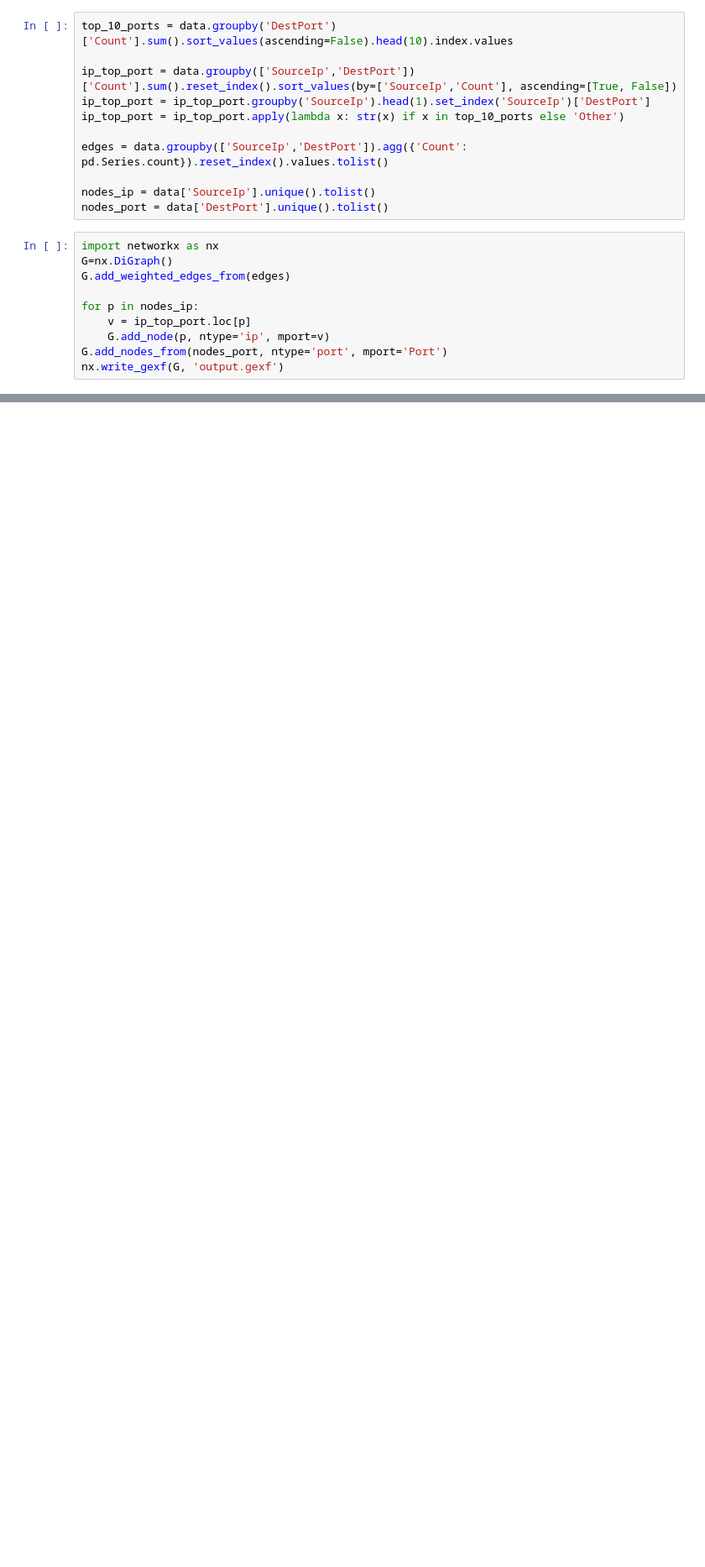
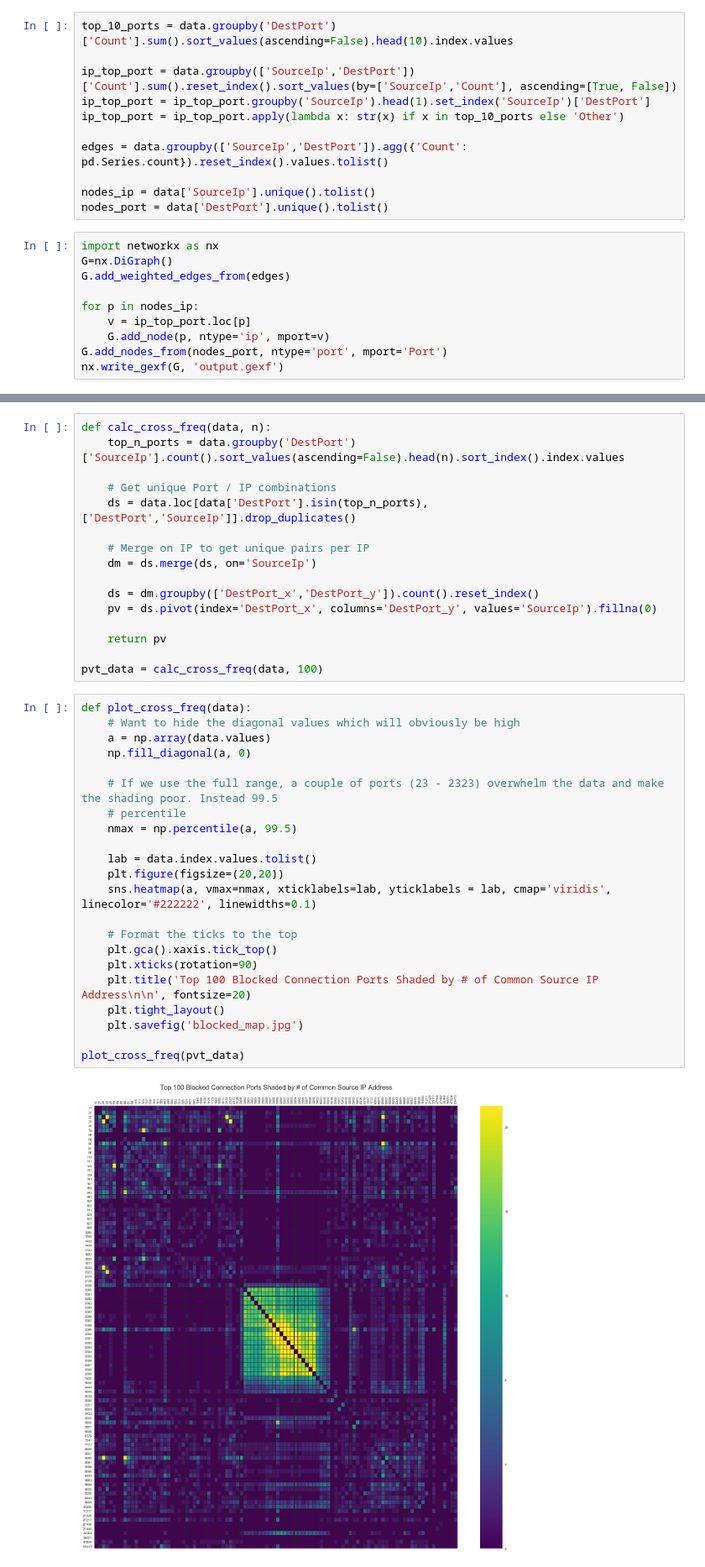
Before and after one commit to jbencina/analytics-projects, a Jupyter notebook: ubiquiti-router-logs/Router Access Attempts.ipynb, the cells around one changed output, grey strips where cells are left out. Shown at 84% size. Saved outputs shown, nothing was run; the diff lists cells and outputs as text; blank space fills up the shorter version.

Commit message:
Added router heatmap

```diff
--- a/ubiquiti-router-logs/Router Access Attempts.ipynb
+++ b/ubiquiti-router-logs/Router Access Attempts.ipynb
@@ -145,0 +156,40 @@ plot_top_n(data, 'DestPort', 10, '#0000CC')
+# %%
+def calc_cross_freq(data, n):
+    top_n_ports = data.groupby('DestPort')['SourceIp'].count().sort_values(ascending=False).head(n).sort_index().index.values
+
+    # Get unique Port / IP combinations
+    ds = data.loc[data['DestPort'].isin(top_n_ports),['DestPort','SourceIp']].drop_duplicates()
+
+    # Merge on IP to get unique pairs per IP
+    dm = ds.merge(ds, on='SourceIp')
+
+    ds = dm.groupby(['DestPort_x','DestPort_y']).count().reset_index()
+    pv = ds.pivot(index='DestPort_x', columns='DestPort_y', values='SourceIp').fillna(0)
+
+    return pv
+
+pvt_data = calc_cross_freq(data, 100)
+# %%
+def plot_cross_freq(data):
+    # Want to hide the diagonal values which will obviously be high
+    a = np.array(data.values)
+    np.fill_diagonal(a, 0)
+
+    # If we use the full range, a couple of ports (23 - 2323) overwhelm the data and make the shading poor. Instead 99.5
+    # percentile
+    nmax = np.percentile(a, 99.5)
+
+    lab = data.index.values.tolist()
+    plt.figure(figsize=(20,20))
+    sns.heatmap(a, vmax=nmax, xticklabels=lab, yticklabels = lab, cmap='viridis', linecolor='#222222', linewidths=0.1)
+
+    # Format the ticks to the top
+    plt.gca().xaxis.tick_top()
+    plt.xticks(rotation=90)
+    plt.title('Top 100 Blocked Connection Ports Shaded by # of Common Source IP Address\n\n', fontsize=20)
+    plt.tight_layout()
+    plt.savefig('blocked_map.jpg')
+
+plot_cross_freq(pvt_data)
+# %% [output]
+[figure, added]
```
Also changed, not shown: parts of 4 cells of this notebook.
